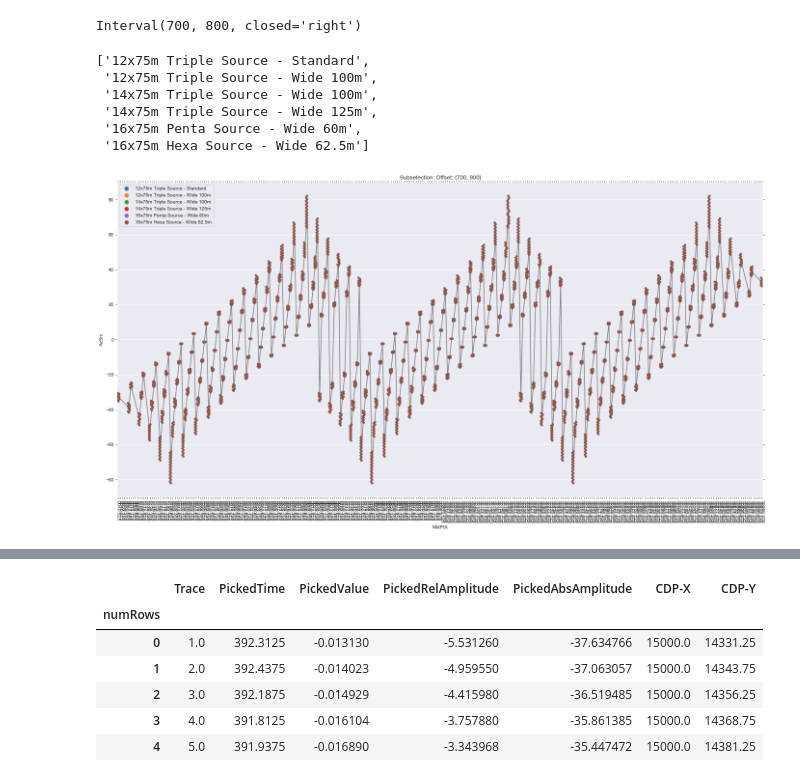
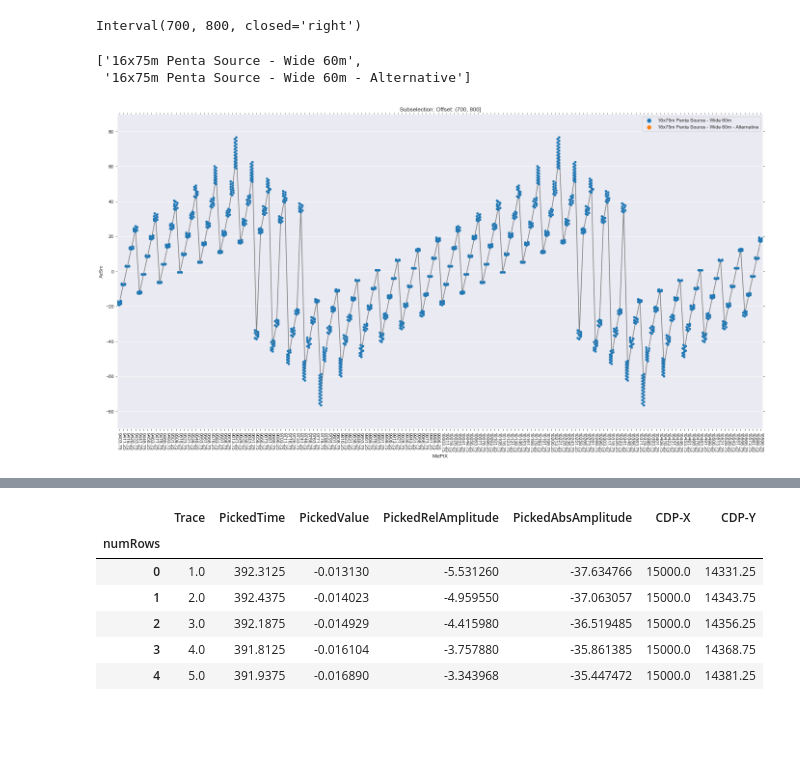
Before and after one commit to MagnsW/geotools, a Jupyter notebook: Sarawak_offset_distribution.ipynb, the cells around one changed output, grey strips where cells are left out. Saved outputs shown, nothing was run; the diff lists cells and outputs as text; code cells hidden in the pictures; blank space fills up the shorter version.

```diff
--- a/Sarawak_offset_distribution.ipynb
+++ b/Sarawak_offset_distribution.ipynb
@@ -18,6 +18,10 @@ filenames = {'12x75m Triple Source - Standard': path + '01_12x75_TS_standard.A1X
             '14x75m Triple Source - Wide 125m': path + '04_14x75_TS_Wide_125.A1X',
             '16x75m Penta Source - Wide 60m': path + '05_16x75_PS_Wide_60.A1X',
             '16x75m Hexa Source - Wide 62.5m': path + '06_16x75_HS_Wide_62.A1X'}
+# %%
+path = '/Volumes/Macintosh HD 2/Users/magnuswangensteen/Dropbox/PGS/Coding/Geotools/testfiles/nearoffset_dist/Sarawak/'
+filenames = {'16x75m Penta Source - Wide 60m': path + '05_16x75_PS_Wide_60.A1X',
+             '16x75m Penta Source - Wide 60m - Alternative': path + '05_16x75_PS_Wide_60_alt.A1X',}
 # %%
 my_offset_data = offset_distribution.OffsetData(filenames, minoffset=100, maxoffset=800, incoffset=100)
 # %% [output]
@@ -84,17 +95,13 @@ Interval(700, 800, closed='right')
 # %%
 my_offset_data.configurations
 # %% [output]
-['12x75m Triple Source - Standard',
- '12x75m Triple Source - Wide 100m',
- '14x75m Triple Source - Wide 100m',
- '14x75m Triple Source - Wide 125m',
- '16x75m Penta Source - Wide 60m',
- '16x75m Hexa Source - Wide 62.5m']
+['16x75m Penta Source - Wide 60m',
+ '16x75m Penta Source - Wide 60m - Alternative']
 # %%
 #my_offset_data.x_limit(lower=10000, upper=10500)
 # %%
 #my_offset_data.plot_stat_for_offset_class(3, 'Standard Triple Source - 12x93.75', 'Ttime', descriptor='min', swarm=True)
 # %%
-my_offset_data.plot_stat_for_offset_class(6, my_offset_data.configurations[5], 'AzSrc', descriptor='50%', swarm=True, y_lim=(-90, 90))
+my_offset_data.plot_stat_for_offset_class(6, my_offset_data.configurations[0], 'AzSrc', descriptor='50%', swarm=True, y_lim=(-90, 90))
 # %% [output]
-[figure, old version]
+[figure, new version]
```
Also changed, not shown: parts of 12 cells of this notebook, 5 other files.
